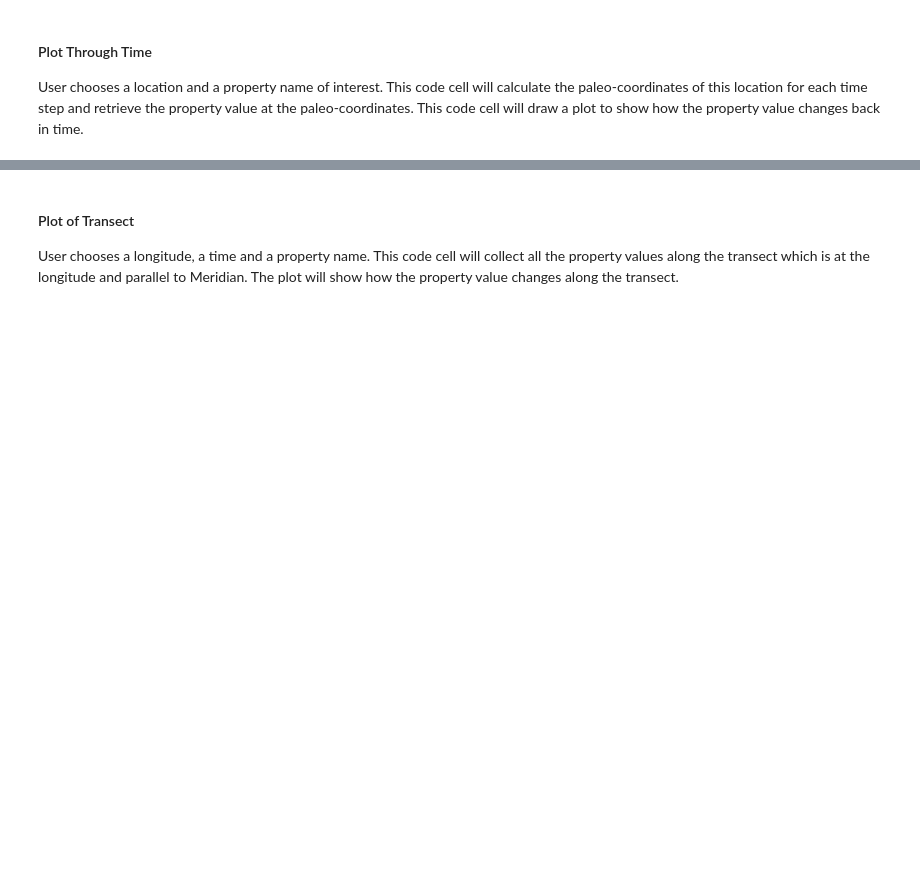
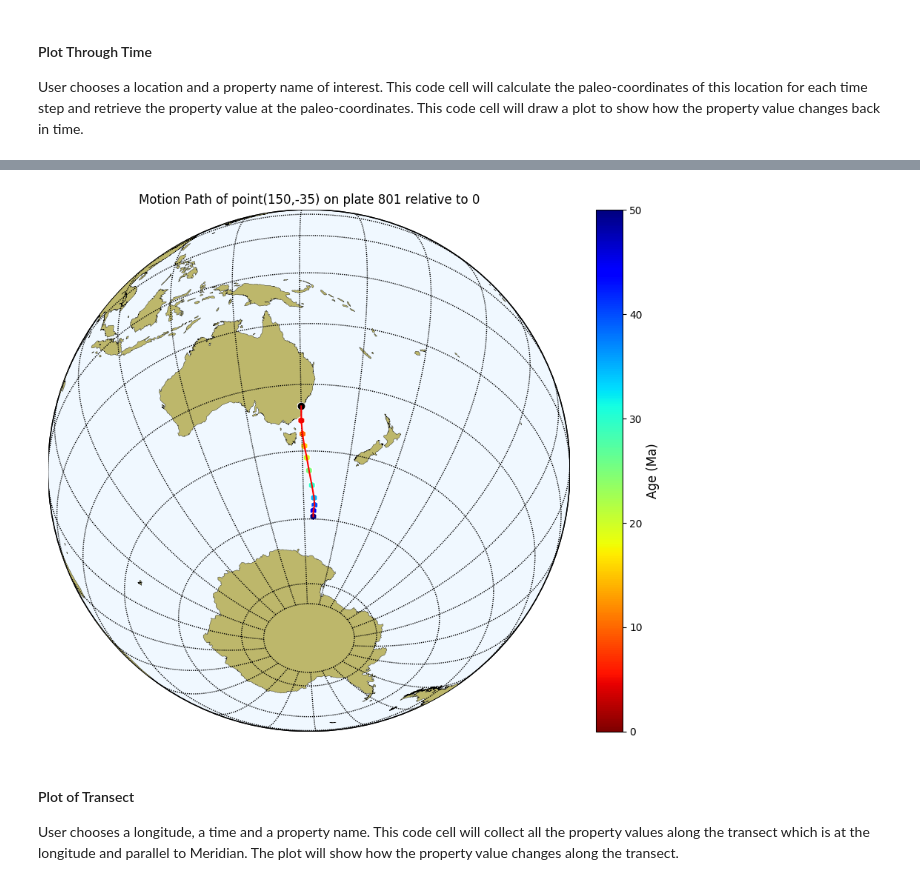
Before and after one commit to atom-model/ATOM, a Jupyter notebook: benchmark/GEOS2115_past.ipynb, the cells around one changed output, grey strips where cells are left out. Cells and saved outputs as stored; diff of their text form; code cells hidden in the pictures; blank space fills up the shorter version.

```diff
--- a/benchmark/GEOS2115_past.ipynb
+++ b/benchmark/GEOS2115_past.ipynb
@@ -73,3 +86,21 @@ draw_plot_through_time(property_name, lon, lat,
+# %%
+import pygplates
+import numpy as np
+
+#coordinates of Sydney
+lon = 150 #longitude
+lat = -35 #latitude
+
+#a location in ocean
+#uncomment the two lines below to see the motion path in ocean
+#lon = -24 #longitude
+#lat = -27 #latitude
+
+times = np.arange(0,51,5.)#start time, end time, time step
+
+plot_motion_path(lon, lat, times, RelativePlate = 0)
+# %% [output]
+[figure, added]
 # %% [markdown]
 #### Plot of Transect
 User chooses a longitude, a time and a property name. This code cell will collect all the property values along the transect which is at the longitude and parallel to Meridian. The plot will show how the property value changes along the transect.
```
Also changed, not shown: parts of 8 cells of this notebook, 2 other files.
